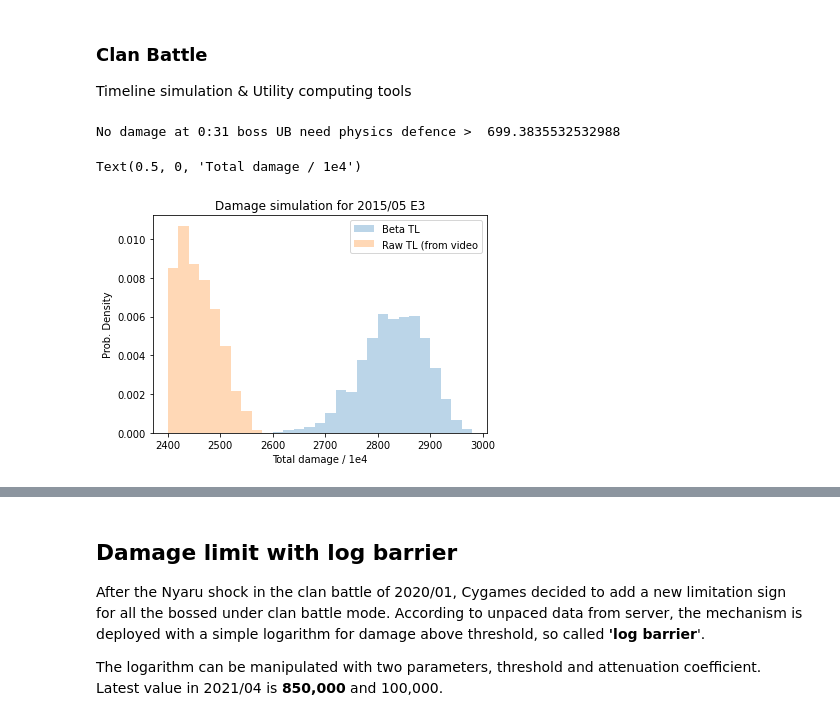
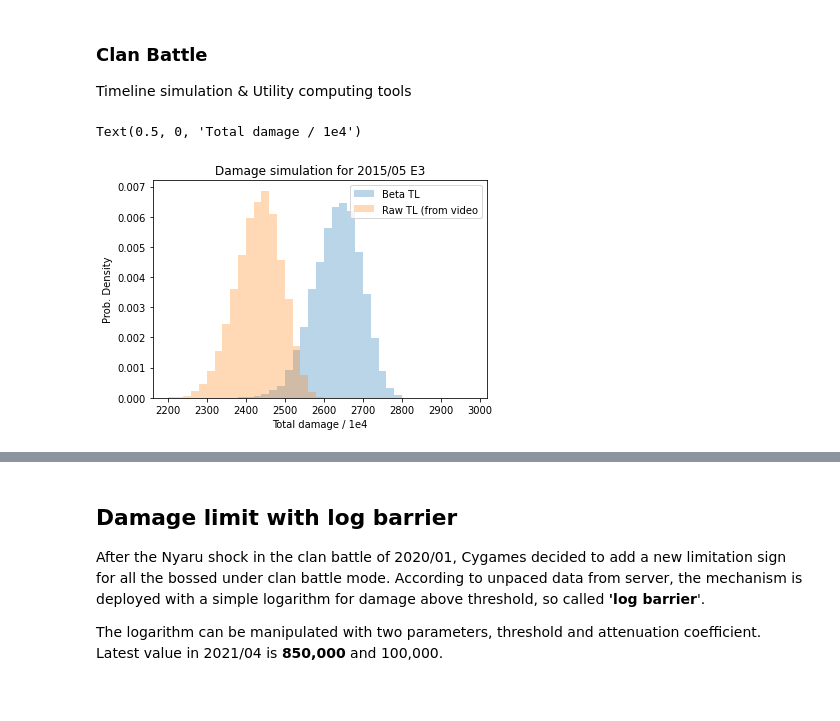
Before and after one commit to yatowoo/Priconne, a Jupyter notebook: pcr.ipynb, the cells around one changed output, grey strips where cells are left out. Drawn from its saved outputs; the diff is of its cells as text; code cells hidden in the pictures.

```diff
--- a/pcr.ipynb
+++ b/pcr.ipynb
@@ -530,11 +530,6 @@ def HitLunaS2(timestamp, debug=False):
   damageRec['luna'].append(hits)
   return hits
 
-# HP check
-nyarruAttack = nyaru['attack'] + 1150000 * NYARU_UB_BUFF_COEFF * 2
-nyaruField = nyarruAttack * 0.08 + buff(3)
-print('No damage at 0:31 boss UB need physics defence > ', (bossInit['UB_damage'] / nyaruField - 1) * 100)
-
 # Timeline
 timelineBeta = [
             (83, BuffNyaruS2), (81.5, DebuffOukaS2), (78, HitNyaruS1), (78, BuffLunaS1), (78, BuffOukaS1),
@@ -549,7 +544,7 @@ timelineBeta = [
             (34, DebuffOukaS2), (35, BuffLunaS1), (34, BuffNyaruS2), (34, HitNyaruUB), (31, HitLunaAttack), (31, HitNyaruAttack),
               (28, BuffOukaS1), (28, HitLunaAttack), (28, HitNyaruS1),
             (26, HitNyaruUB), (24, HitLunaS2), (24, HitNyaruAttack), (23, HitLunaUB), (21, HitNyaruAttack), (20, BuffLunaS1),
-              (20, DebuffOukaS2), (17, HitNyaruS1), (20, HitNyaruUB), (17, HitLunaAttack),
+              (20, DebuffOukaS2), (17, HitNyaruS1), (17, HitLunaAttack),
             (17, HitNyaruUB), (14, HitLunaAttack), (14, HitNyaruAttack), (13, BuffOukaS1), (11, HitNyaruS1),
             (10, HitNyaruUB), (10, HitLunaS2), (7, HitNyaruAttack), (7, HitLunaAttack), (5, DebuffOukaS2),  (4, BuffLunaS1), (4, HitNyaruAttack),
             (4, HitNyaruUB), (4, HitLunaUB), (1, HitNyaruS1), (1, HitLunaAttack)
@@ -568,44 +563,50 @@ timelineVideo = [
             (35, HitNyaruUB), (34, DebuffOukaS2), (34, BuffNyaruS2), (32, HitLunaAttack), (29, HitNyaruAttack),
               (29, HitLunaAttack), (28, BuffOukaS1), (26, HitNyaruS1),
             (26, HitNyaruUB), (26, HitLunaUB), (23, HitNyaruAttack), (23, HitLunaAttack), (20, BuffLunaS1), (20, HitNyaruAttack),
             (20, HitNyaruUB), (20, DebuffOukaS2),  (17, HitNyaruS1), (17, HitLunaAttack), (15, BuffNyaruS2),
               (14, HitLunaAttack), (12, BuffOukaS1), (10, HitLunaS2), (10, HitNyaruAttack),
             (10, HitNyaruUB), (7, HitNyaruS1), (7, HitLunaAttack), (4, BuffLunaS1), (4, DebuffOukaS2), (3, HitNyaruAttack),
             (3, HitNyaruUB), (3, HitLunaUB), (1, HitNyaruAttack), (1, HitLunaAttack)
 ]
 
 DEBUG_FLAG = False
+
 histDamage = []
-for ev in range(0, 1000):
-  for action in timelineBeta:
-    action[1](action[0])
-  totalDamage = (sum(damageRec['nyaru']) + sum(damageRec['luna'])) / 10000. + 40
-  histDamage.append(totalDamage)
+histNyaruFieldAt34 = []
+tmpRec = None
+for ev in range(0, 10000):
   damageRec = {}
   for name in statsRec.party:
     damageRec[name] = []
   statsRec.status_delta = []
+  for action in timelineBeta:
+    action[1](action[0])
+  nyaruAttack = statsRec.getStatus(nyaruInit, 'nyaru', 34.5, 'atk_mag')
+  histNyaruFieldAt34.append( nyaruAttack * 0.08 + buff(3))
+  totalDamage = (sum(damageRec['nyaru']) + sum(damageRec['luna'])) / 10000. + 40
+  histDamage.append(totalDamage)
+  if(totalDamage > 2900):
+    tmpRec = cp_dict( damageRec)
 
 histDamageOriginal = []
-for ev in range(0, 1000):
+for ev in range(0, 10000):
+  damageRec = {}
+  for name in statsRec.party:
+    damageRec[name] = []
+  statsRec.status_delta = []
   for action in timelineVideo:
     action[1](action[0])
   totalDamage = (sum(damageRec['nyaru']) + sum(damageRec['luna'])) / 10000. + 40
   histDamageOriginal.append(totalDamage)
-  damageRec = {}
-  for name in statsRec.party:
-    damageRec[name] = []
-  statsRec.status_delta = []
 
 fig, ax = plt.subplots()
-pltKwargs = dict(histtype='stepfilled', alpha=0.3, density=True, bins=range(2000, 3000, 20))
+pltKwargs = dict(histtype='stepfilled', alpha=0.3, density=True, bins=range(2200, 3000, 20))
 plotBeta = plt.hist(histDamage, **pltKwargs, label='Beta TL')
 plotRaw = plt.hist(histDamageOriginal, **pltKwargs, label='Raw TL (from video')
 leg = ax.legend()
 plt.title('Damage simulation for 2015/05 E3')
 plt.ylabel('Prob. Density')
 plt.xlabel('Total damage / 1e4')
 # %% [output]
-No damage at 0:31 boss UB need physics defence >  699.3835532532988
+Text(0.5, 0, 'Total damage / 1e4')
-Text(0.5, 0, 'Total damage / 1e4')
-[figure, old version]
+[figure, new version]
```
Also changed, not shown: parts of 3 cells of this notebook.
